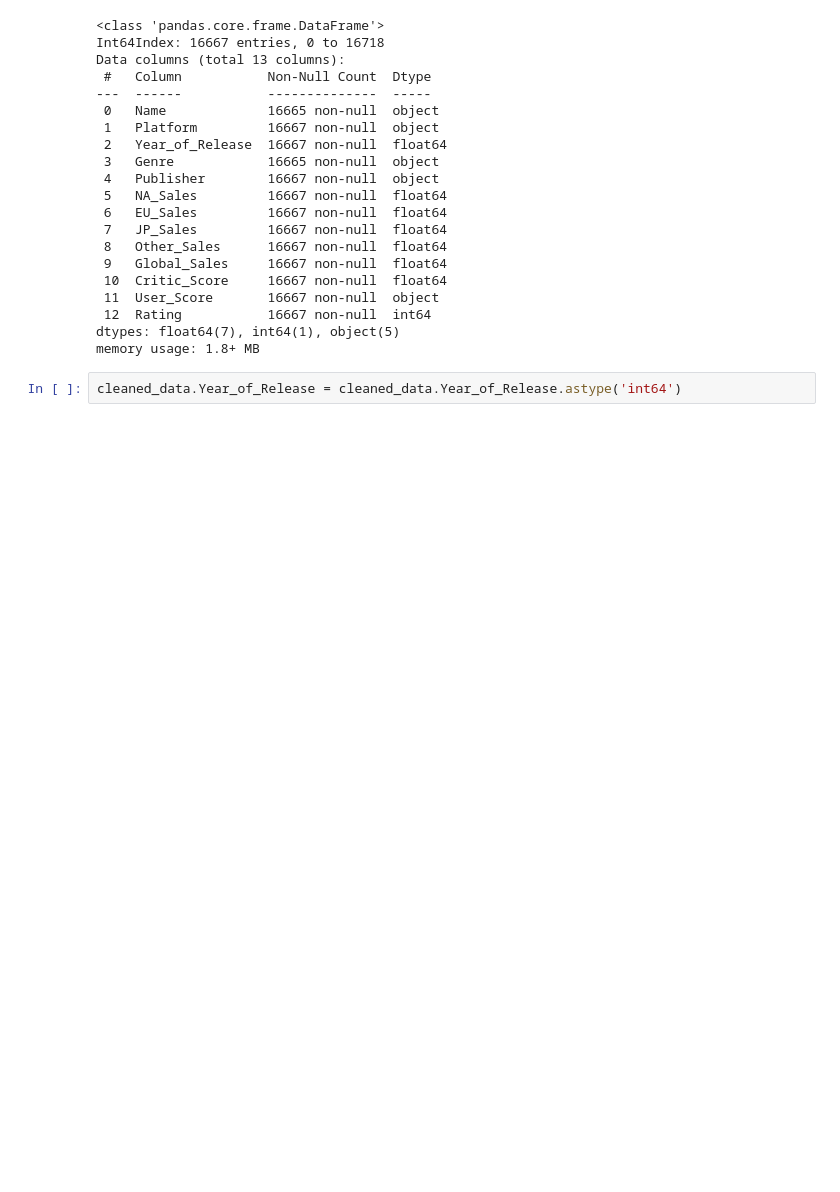
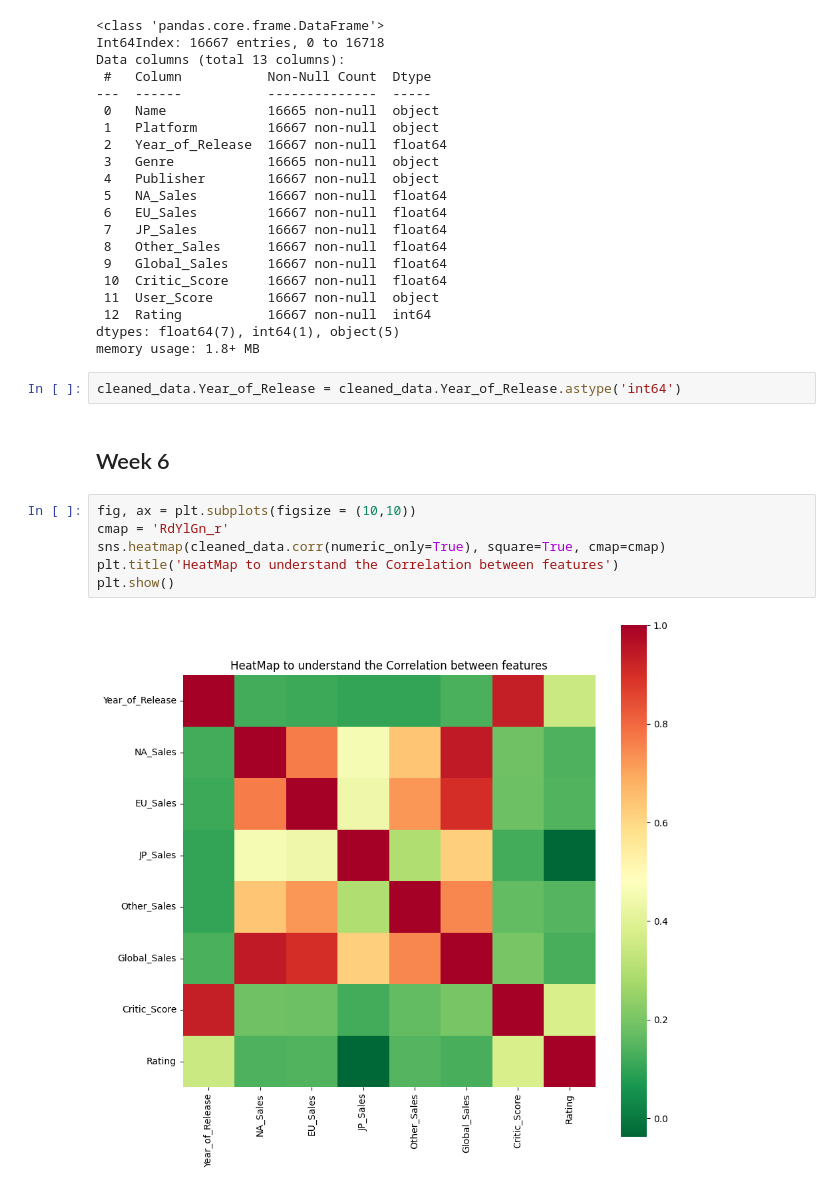
Before and after one commit to Krishnaveni004/video-game-sales-analysis, a Jupyter notebook: Video Game Sales Prediction.ipynb, the cells around one changed output. Saved outputs shown, nothing was run; the diff lists cells and outputs as text; blank space fills up the shorter version.

Commit message:
Trying visualization with Sales

```diff
--- a/Video Game Sales Prediction.ipynb
+++ b/Video Game Sales Prediction.ipynb
@@ -237,3 +241,13 @@ dtypes: float64(7), int64(1), object(5)
 memory usage: 1.8+ MB
 # %%
 cleaned_data.Year_of_Release = cleaned_data.Year_of_Release.astype('int64')
+# %% [markdown]
+## Week 6
+# %%
+fig, ax = plt.subplots(figsize = (10,10))
+cmap = 'RdYlGn_r'
+sns.heatmap(cleaned_data.corr(numeric_only=True), square=True, cmap=cmap)
+plt.title('HeatMap to understand the Correlation between features')
+plt.show()
+# %% [output]
+[figure, added]
```
Also changed, not shown: parts of 5 cells of this notebook.
